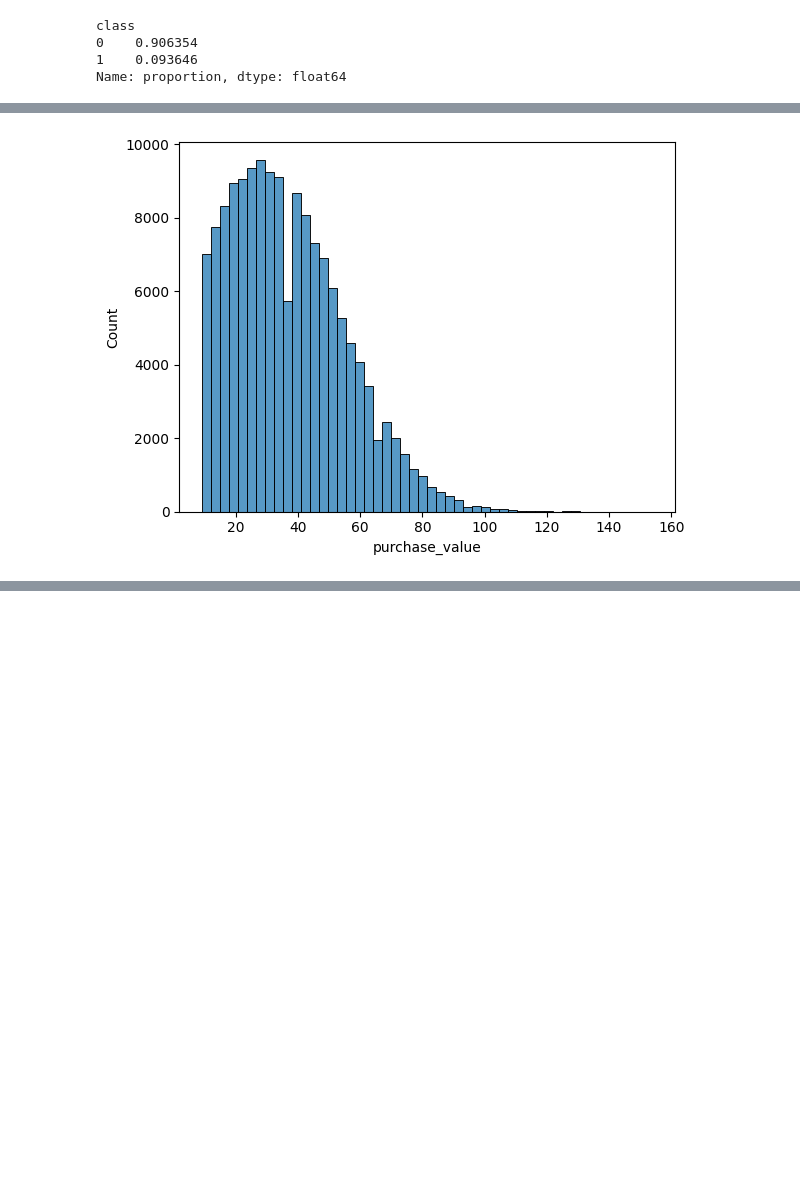
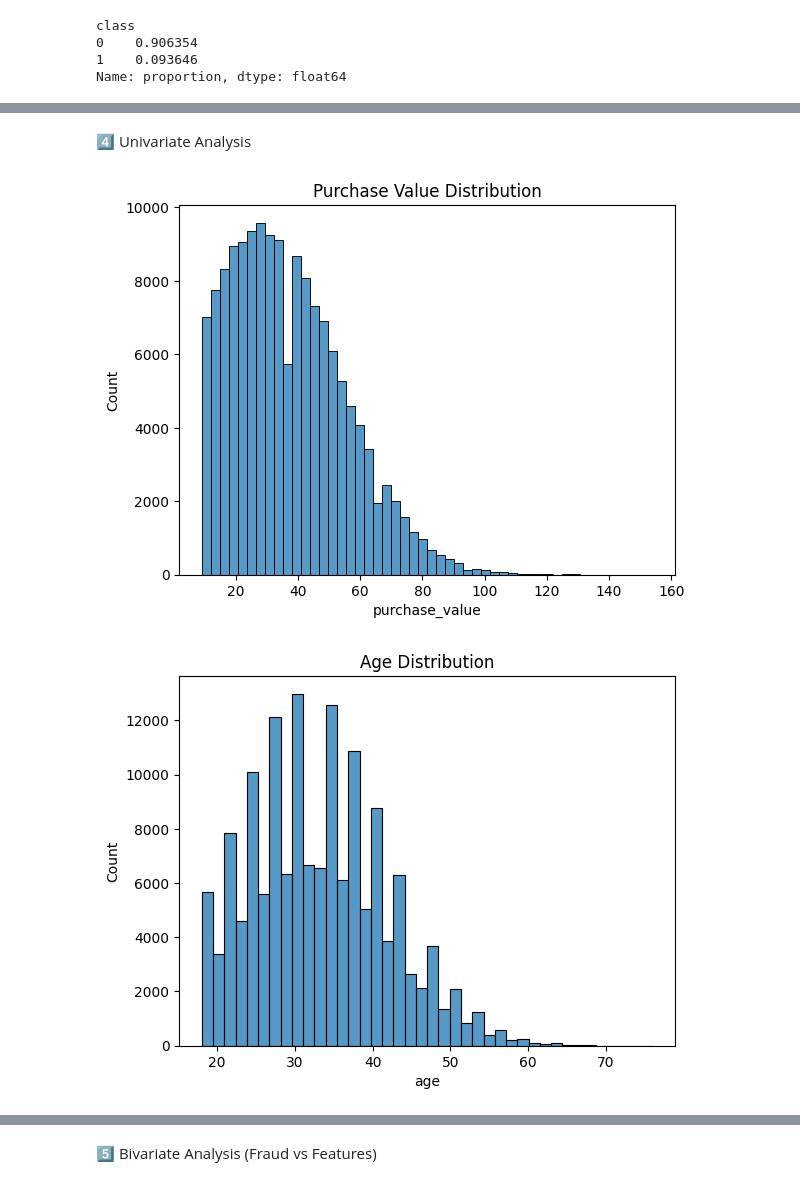
Before and after one commit to kaleb-menbere/fraud-detection, a Jupyter notebook: notebooks/eda-fraud-data.ipynb, the cells around one changed output, grey strips where cells are left out. Saved outputs shown, nothing was run; the diff lists cells and outputs as text; code cells hidden in the pictures; blank space fills up the shorter version.

```diff
--- a/notebooks/eda-fraud-data.ipynb
+++ b/notebooks/eda-fraud-data.ipynb
@@ -41,0 +52,3 @@ df['purchase_time'] = pd.to_datetime(df['purchase_time'])
+# %%
+df.duplicated().sum()
+df = df.drop_duplicates()
@@ -49,8 +74,17 @@ Name: proportion, dtype: float64
+# %% [markdown]
+4️⃣ Univariate Analysis
 # %%
-import seaborn as sns
-import matplotlib.pyplot as plt
+sns.histplot(df['purchase_value'], bins=50)
+plt.title("Purchase Value Distribution")
+plt.show()
 
-sns.histplot(df['purchase_value'], bins=50)
+sns.histplot(df['age'], bins=40)
+plt.title("Age Distribution")
 plt.show()
+
+sns.countplot(y='browser', data=df)
+plt.title("Browser Usage")
+plt.show()
 # %% [output]
-[figure, old version]
+[figure, new version]
+[figure, added]
@@ -57,2 +92,4 @@ plt.show()
+# %% [markdown]
+5️⃣ Bivariate Analysis (Fraud vs Features)
 # %%
 sns.boxplot(x='class', y='purchase_value', data=df)
```
Also changed, not shown: parts of 31 cells of this notebook, 1 other file.
